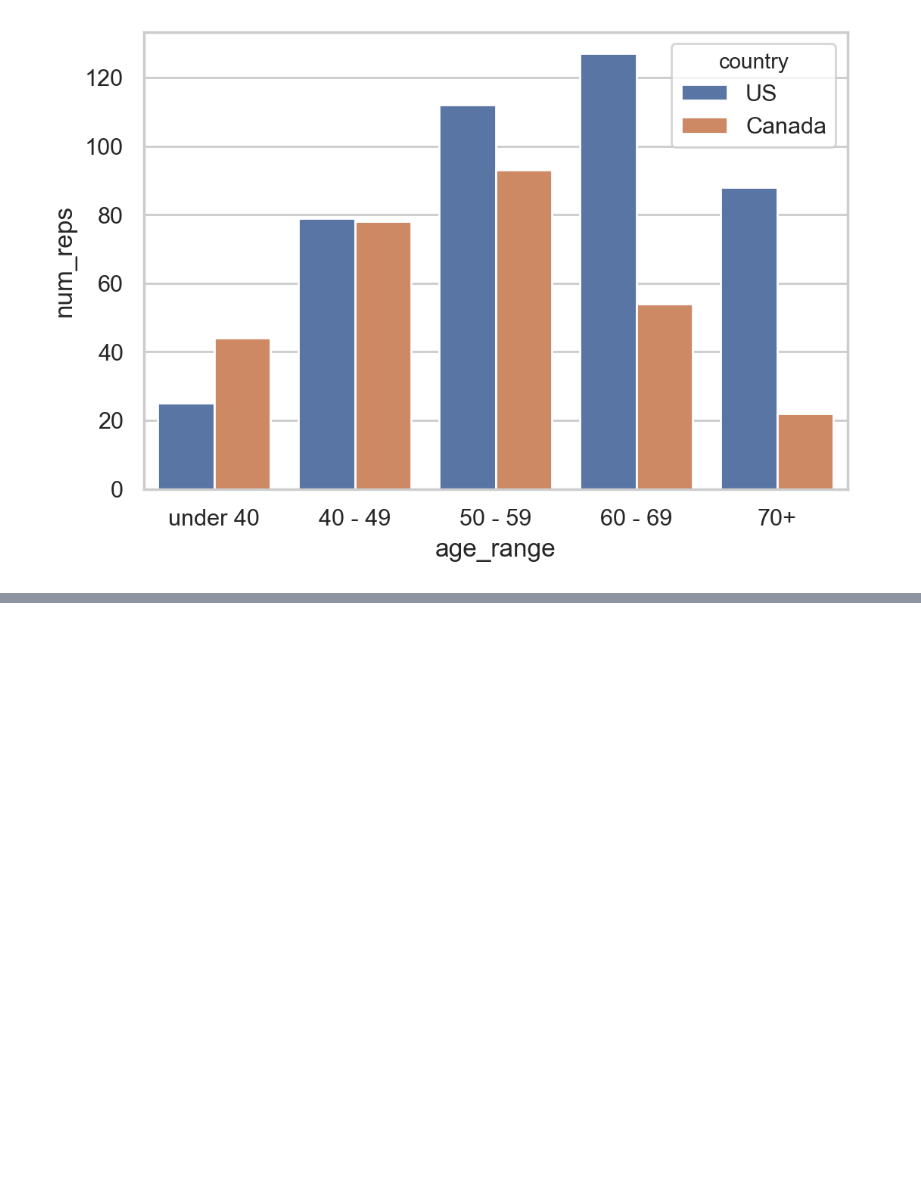
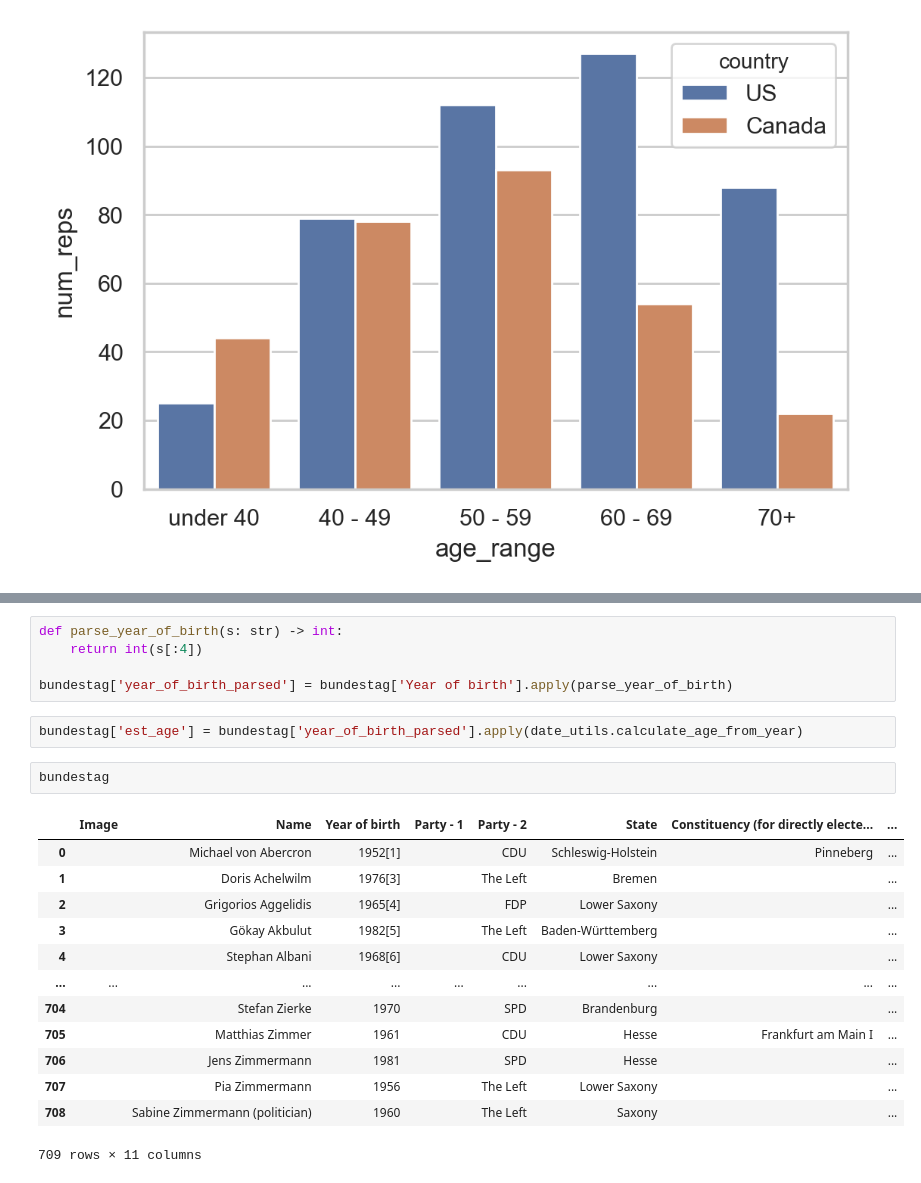
Before and after one commit to boompig/senator-ages, a Jupyter notebook: extract senator age.ipynb, the cells around one changed output, grey strips where cells are left out. Drawn from its saved outputs; the diff is of its cells as text; blank space fills up the shorter version.

```diff
--- a/extract senator age.ipynb
+++ b/extract senator age.ipynb
@@ -615,0 +636,23 @@ ax = sns.barplot(
+# %%
+def parse_year_of_birth(s: str) -> int:
+    return int(s[:4])
+
+bundestag['year_of_birth_parsed'] = bundestag['Year of birth'].apply(parse_year_of_birth)
+# %%
+bundestag['est_age'] = bundestag['year_of_birth_parsed'].apply(date_utils.calculate_age_from_year)
+# %%
+bundestag
+# %% [output]
+|  | Image | Name | Year of birth | Party - 1 | Party - 2 | State | Constituency (for directly electe... | ... |
+| 0 |  | Michael von Abercron | 1952[1] |  | CDU | Schleswig-Holstein | Pinneberg | ... |
+| 1 |  | Doris Achelwilm | 1976[3] |  | The Left | Bremen |  | ... |
+| 2 |  | Grigorios Aggelidis | 1965[4] |  | FDP | Lower Saxony |  | ... |
+| 3 |  | Gökay Akbulut | 1982[5] |  | The Left | Baden-Württemberg |  | ... |
+| 4 |  | Stephan Albani | 1968[6] |  | CDU | Lower Saxony |  | ... |
+| ... | ... | ... | ... | ... | ... | ... | ... | ... |
+| 704 |  | Stefan Zierke | 1970 |  | SPD | Brandenburg |  | ... |
+| 705 |  | Matthias Zimmer | 1961 |  | CDU | Hesse | Frankfurt am Main I | ... |
+| 706 |  | Jens Zimmermann | 1981 |  | SPD | Hesse |  | ... |
+| 707 |  | Pia Zimmermann | 1956 |  | The Left | Lower Saxony |  | ... |
+| 708 |  | Sabine Zimmermann (politician) | 1960 |  | The Left | Saxony |  | ... |
+709 rows × 11 columns
```
Also changed, not shown: parts of 4 cells of this notebook, 1 other file.
